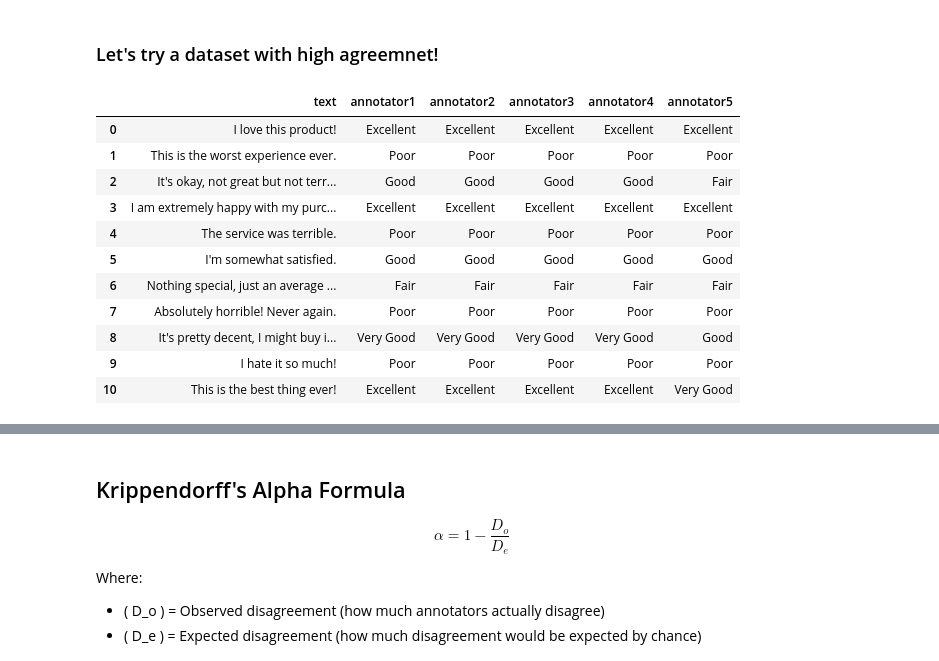
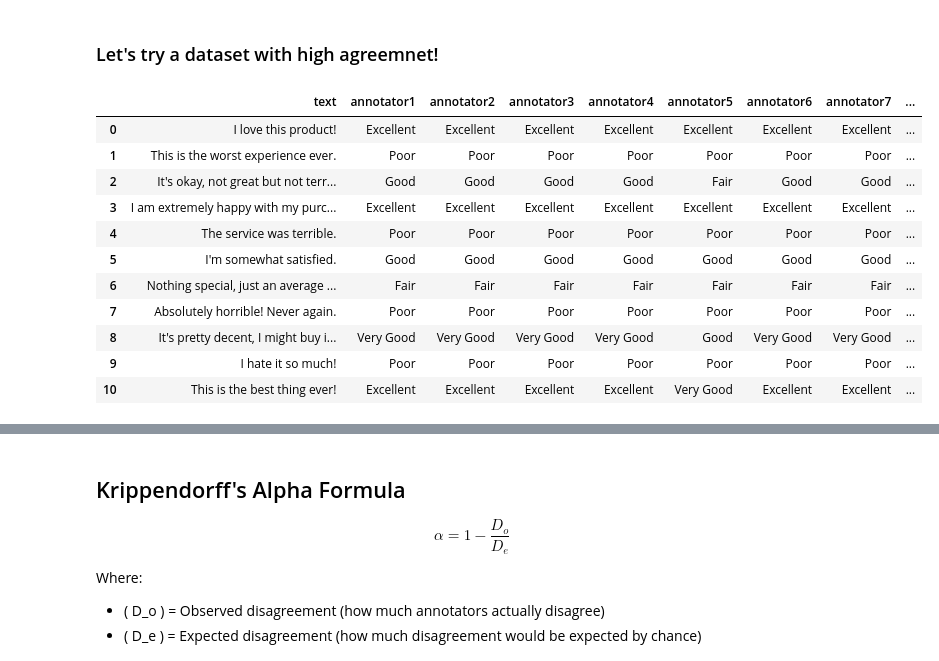
Before and after one commit to Aleph-Alpha/krippendorff-aleph-alpha, a Jupyter notebook: notebooks/annotation_evaluation.ipynb, the cells around one changed output, grey strips where cells are left out. Saved outputs shown, nothing was run; the diff lists cells and outputs as text; code cells hidden in the pictures.

```diff
--- a/notebooks/annotation_evaluation.ipynb
+++ b/notebooks/annotation_evaluation.ipynb
@@ -92,24 +76,23 @@ Krippendorff's Alpha Results (Ordinal):
 # %% [markdown]
 ### Let's try a dataset with high agreemnet!
 # %%
-csv_path = "../examples/ordinal_orderedCategories_highAgreement_sample.csv"
-df_high_agreement = pd.read_csv(csv_path)
+tsv_path = "../datasets/ordinal_orderedCategories_highAgreement_sample.tsv"
+df_high_agreement = pd.read_csv(tsv_path, sep="\t")
 
-# Display the first few rows
 df_high_agreement
 # %% [output]
-|  | text | annotator1 | annotator2 | annotator3 | annotator4 | annotator5 |
-| 0 | I love this product! | Excellent | Excellent | Excellent | Excellent | Excellent |
-| 1 | This is the worst experience ever. | Poor | Poor | Poor | Poor | Poor |
-| 2 | It's okay, not great but not terr... | Good | Good | Good | Good | Fair |
-| 3 | I am extremely happy with my purc... | Excellent | Excellent | Excellent | Excellent | Excellent |
-| 4 | The service was terrible. | Poor | Poor | Poor | Poor | Poor |
-| 5 | I'm somewhat satisfied. | Good | Good | Good | Good | Good |
-| 6 | Nothing special, just an average ... | Fair | Fair | Fair | Fair | Fair |
-| 7 | Absolutely horrible! Never again. | Poor | Poor | Poor | Poor | Poor |
-| 8 | It's pretty decent, I might buy i... | Very Good | Very Good | Very Good | Very Good | Good |
-| 9 | I hate it so much! | Poor | Poor | Poor | Poor | Poor |
-| 10 | This is the best thing ever! | Excellent | Excellent | Excellent | Excellent | Very Good |
+|  | text | annotator1 | annotator2 | annotator3 | annotator4 | annotator5 | annotator6 | annotator7 | ... |
+| 0 | I love this product! | Excellent | Excellent | Excellent | Excellent | Excellent | Excellent | Excellent | ... |
+| 1 | This is the worst experience ever. | Poor | Poor | Poor | Poor | Poor | Poor | Poor | ... |
+| 2 | It's okay, not great but not terr... | Good | Good | Good | Good | Fair | Good | Good | ... |
+| 3 | I am extremely happy with my purc... | Excellent | Excellent | Excellent | Excellent | Excellent | Excellent | Excellent | ... |
+| 4 | The service was terrible. | Poor | Poor | Poor | Poor | Poor | Poor | Poor | ... |
+| 5 | I'm somewhat satisfied. | Good | Good | Good | Good | Good | Good | Good | ... |
+| 6 | Nothing special, just an average ... | Fair | Fair | Fair | Fair | Fair | Fair | Fair | ... |
+| 7 | Absolutely horrible! Never again. | Poor | Poor | Poor | Poor | Poor | Poor | Poor | ... |
+| 8 | It's pretty decent, I might buy i... | Very Good | Very Good | Very Good | Very Good | Good | Very Good | Very Good | ... |
+| 9 | I hate it so much! | Poor | Poor | Poor | Poor | Poor | Poor | Poor | ... |
+| 10 | This is the best thing ever! | Excellent | Excellent | Excellent | Excellent | Very Good | Excellent | Excellent | ... |
 # %%
 # Compute Krippendorff's Alpha for ordinal data
 results_ordinal = compute_alpha(df_high_agreement , data_type='ordinal')
```
Also changed, not shown: parts of 14 cells of this notebook, 35 other files.
